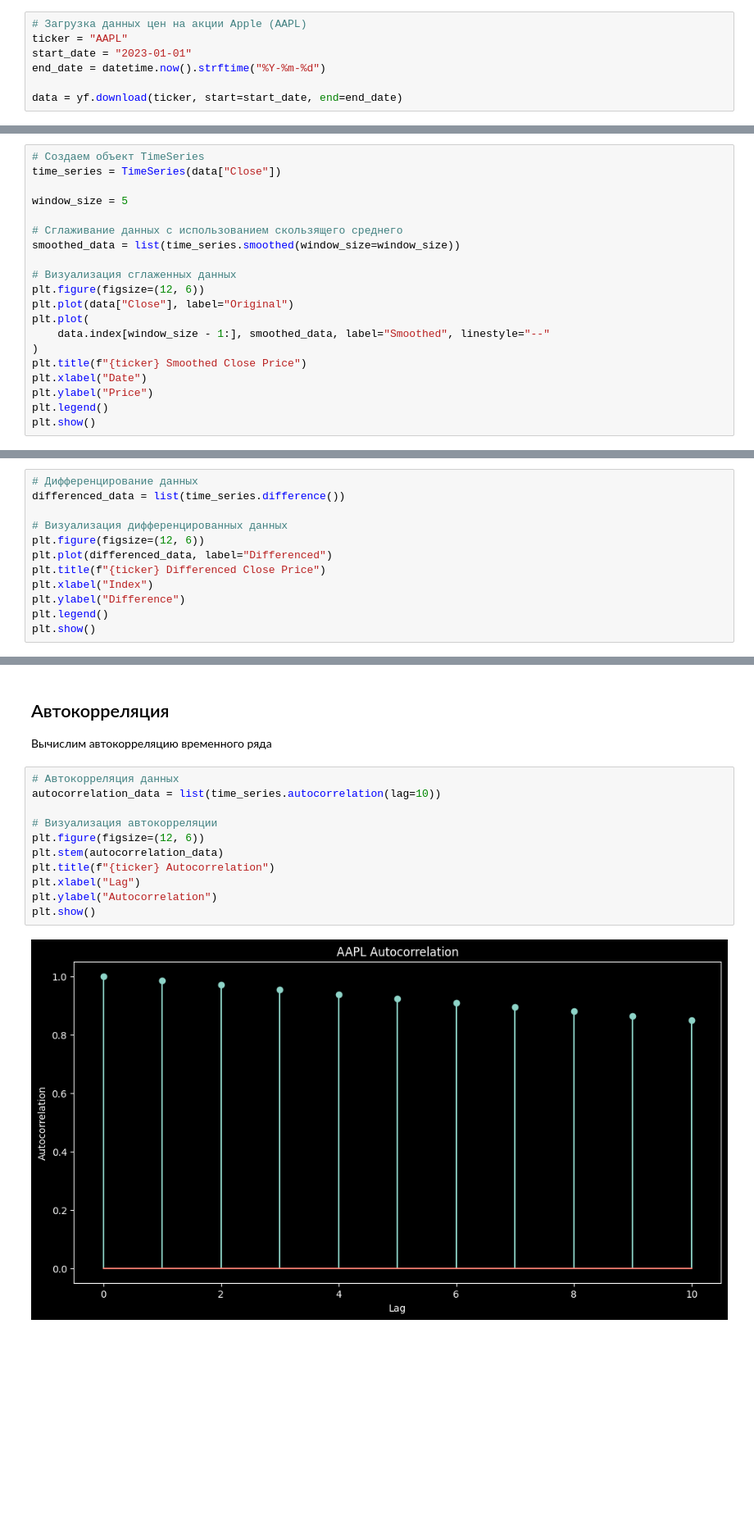
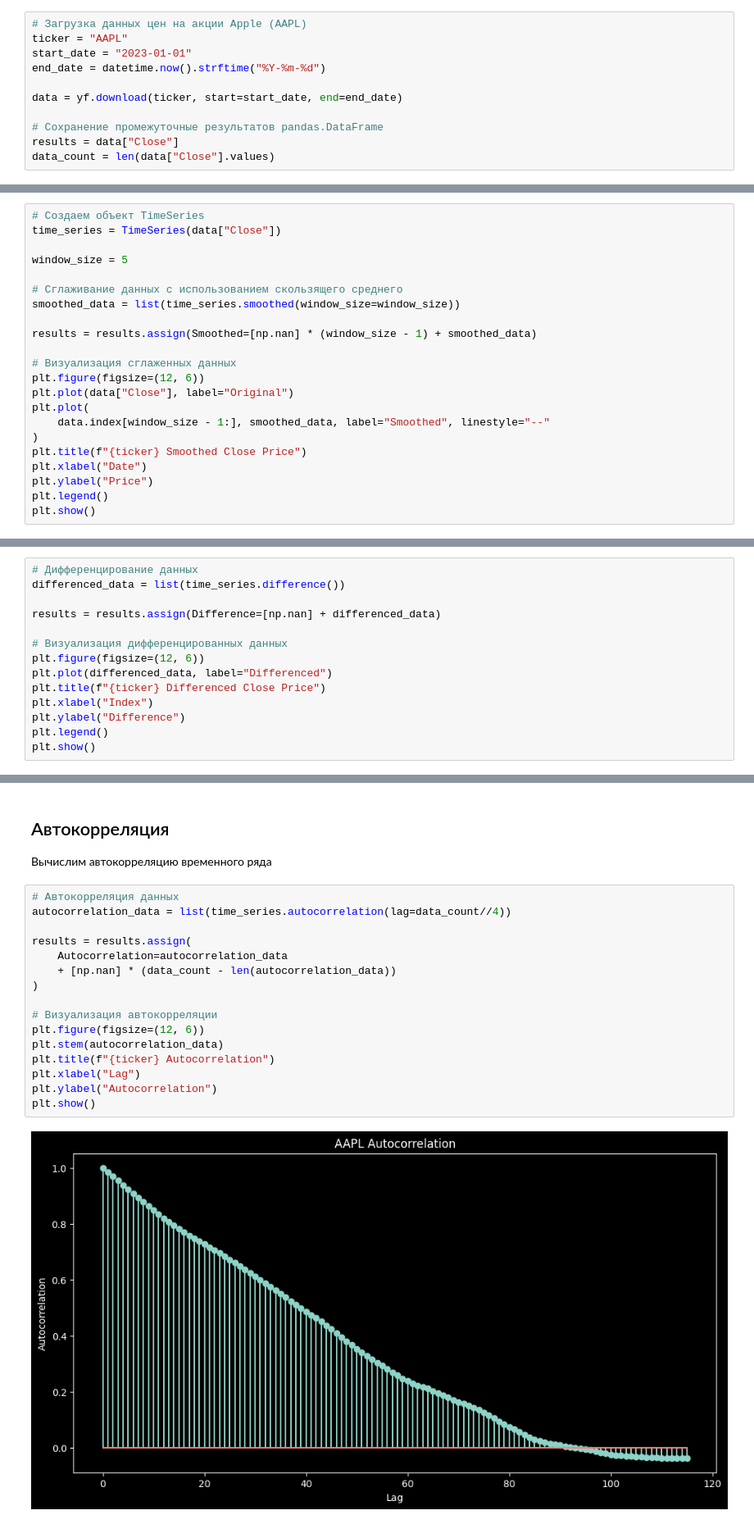
Before and after one commit to Daedma/6403khismatovdr, a Jupyter notebook: data_analysis/notebook.ipynb, the cells around one changed output, grey strips where cells are left out. Shown: that part at 82% size. Drawn from its saved outputs; the diff is of its cells as text; blank space fills up the shorter version.

Commit message:
Добавил вывод и сохранение в файл

```diff
--- a/data_analysis/notebook.ipynb
+++ b/data_analysis/notebook.ipynb
@@ -20,6 +20,10 @@ start_date = "2023-01-01"
 end_date = datetime.now().strftime("%Y-%m-%d")
 
 data = yf.download(ticker, start=start_date, end=end_date)
+
+# Сохранение промежуточные результатов pandas.DataFrame
+results = data["Close"]
+data_count = len(data["Close"].values)
 # %% [output]
 [*********************100%***********************]  1 of 1 completed
 # %% [markdown]
@@ -46,6 +50,8 @@ window_size = 5
 
 # Сглаживание данных с использованием скользящего среднего
 smoothed_data = list(time_series.smoothed(window_size=window_size))
+
+results = results.assign(Smoothed=[np.nan] * (window_size - 1) + smoothed_data)
 
 # Визуализация сглаженных данных
 plt.figure(figsize=(12, 6))
@@ -66,6 +72,8 @@ plt.show()
 # %%
 # Дифференцирование данных
 differenced_data = list(time_series.difference())
+
+results = results.assign(Difference=[np.nan] + differenced_data)
 
 # Визуализация дифференцированных данных
 plt.figure(figsize=(12, 6))
@@ -82,17 +90,22 @@ plt.show()
 Вычислим автокорреляцию временного ряда
 # %%
 # Автокорреляция данных
-autocorrelation_data = list(time_series.autocorrelation(lag=10))
+autocorrelation_data = list(time_series.autocorrelation(lag=data_count//4))
+
+results = results.assign(
+    Autocorrelation=autocorrelation_data
+    + [np.nan] * (data_count - len(autocorrelation_data))
+)
 
 # Визуализация автокорреляции
 plt.figure(figsize=(12, 6))
 plt.stem(autocorrelation_data)
 plt.title(f"{ticker} Autocorrelation")
 plt.xlabel("Lag")
 plt.ylabel("Autocorrelation")
 plt.show()
 # %% [output]
-[figure, old version]
+[figure, new version]
 # %% [markdown]
 ## Нахождение экстремумов
 Найдем локальные максимумы и минимумы в данных
```
Also changed, not shown: parts of 3 cells of this notebook, 2 other files.
